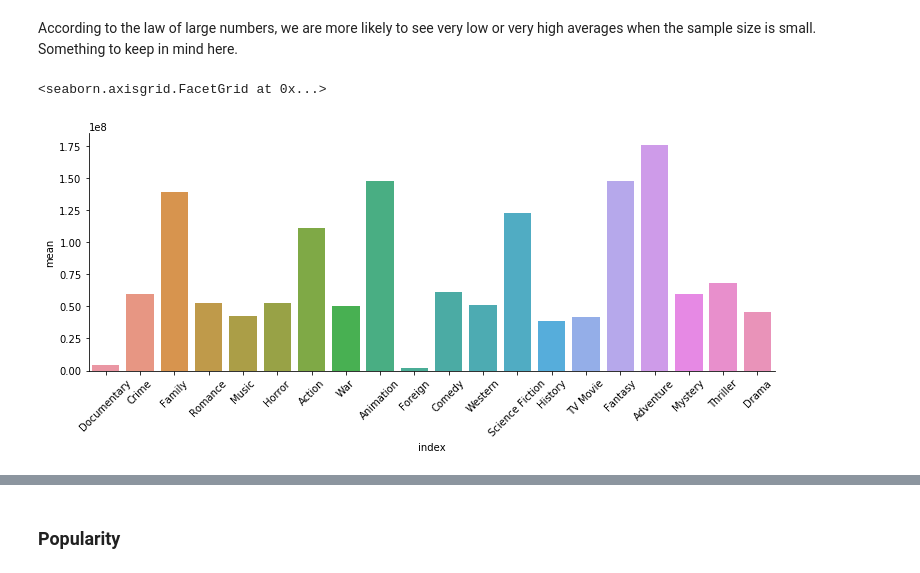
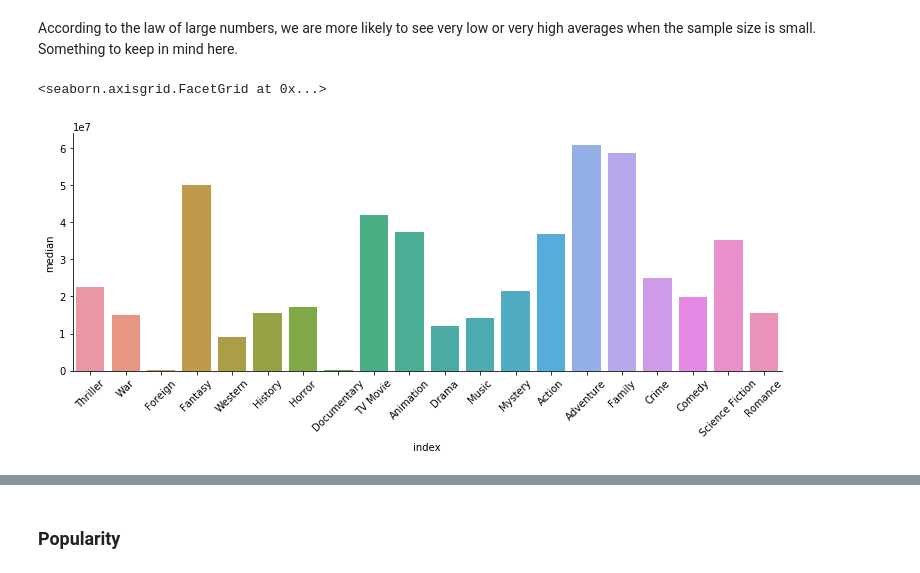
Before and after one commit to cercami/data-science, a Jupyter notebook: kaggle/box_office_predictions/box_office_pred.ipynb, the cells around one changed output, grey strips where cells are left out. Saved outputs shown, nothing was run; the diff lists cells and outputs as text; code cells hidden in the pictures.

```diff
--- a/kaggle/box_office_predictions/box_office_pred.ipynb
+++ b/kaggle/box_office_predictions/box_office_pred.ipynb
@@ -316,7 +355,7 @@ model = LinearRegression().fit(X=np.array(bud[bud.dataset == 'train']['revenue']
 # %%
 budgets_ml = model.predict(np.array(train[(train.budget == 0) & (train.dataset == 'train')]['revenue']).reshape(-1, 1))
 # %%
-train.loc[(train.budget == 0) & (train.dataset == 'train')]['budget'] = budgets_ml.tolist()
+#train.loc[(train.budget == 0) & (train.dataset == 'train')]['budget'] = budgets_ml.tolist()
 # %% [markdown]
 ### Not so fast....
 # %% [markdown]
@@ -375,5 +427,8 @@ print(genres)
 for genre in genres:
     train[genre] = 0
 # %%
+genre_counts ={}
+
 for genre in genres:
-    train[genre] = train.genres.apply(lambda x: genre in x if x else None)
+    train[genre] = train.genres.apply(lambda x: genre in x if x else 0)
+    genre_counts[genre] = sum(train[train[genre] == 1][genre])
@@ -385,11 +467,12 @@ for genre in genres:
     #print(sum(train[genre].fillna(0)), "\n\n")
     genre_dict[genre] = ( train[train[genre] == True]['revenue'].mean(),
                          train[train[genre] == True]['revenue'].median(),
+                         train[train[genre] == 1]['revenue'].std(),
                          len(train[train[genre] == True])
                         )
 # %%
 gen_df = pd.DataFrame(genre_dict).T
 # %%
-gen_df.columns = ['mean', 'median', 'count']
+gen_df.columns = ['mean', 'median', 'std', 'count']
 # %%
 gen_df.reset_index(inplace=True)
@@ -416,9 +495,9 @@ gen_df.sort_values('mean', ascending=False)
 # %% [markdown]
 According to the law of large numbers, we are more likely to see very low or very high averages when the sample size is small.<br> Something to keep in mind here.
 # %%
-f = sns.catplot(x='index', y= 'mean', data=gen_df, kind='bar')
+f = sns.catplot(x='index', y= 'median', data=gen_df, kind='bar', ci='sd')
 f.fig.set_size_inches(12, 4)
 f.set_xticklabels( rotation=45)
 # %% [output]
 <seaborn.axisgrid.FacetGrid at 0x...>
-[figure, old version]
+[figure, new version]
```
Also changed, not shown: parts of 183 cells of this notebook.
